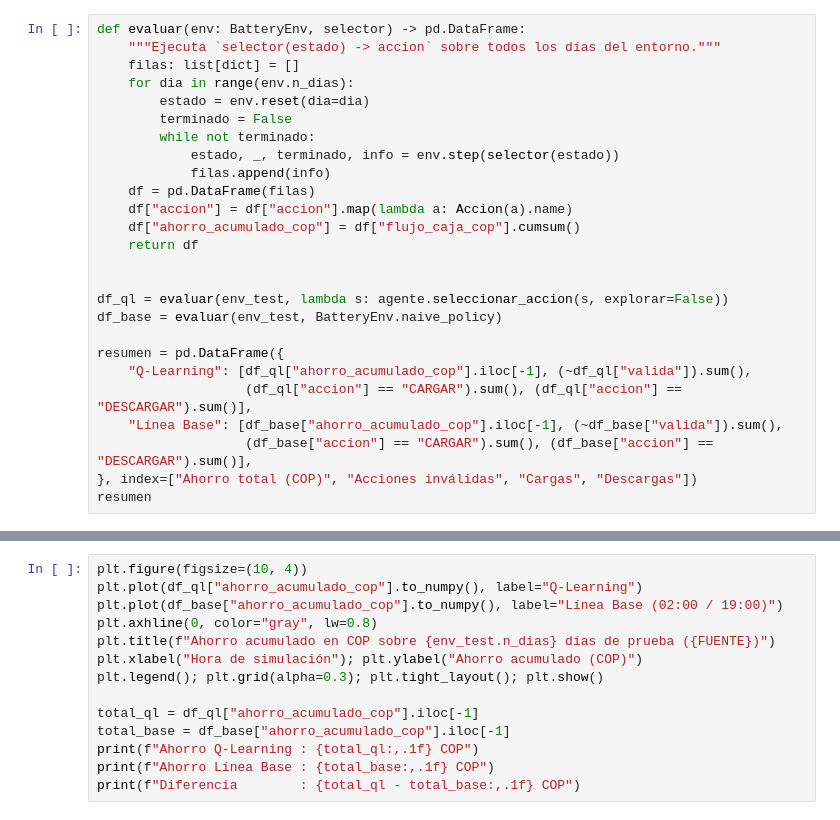
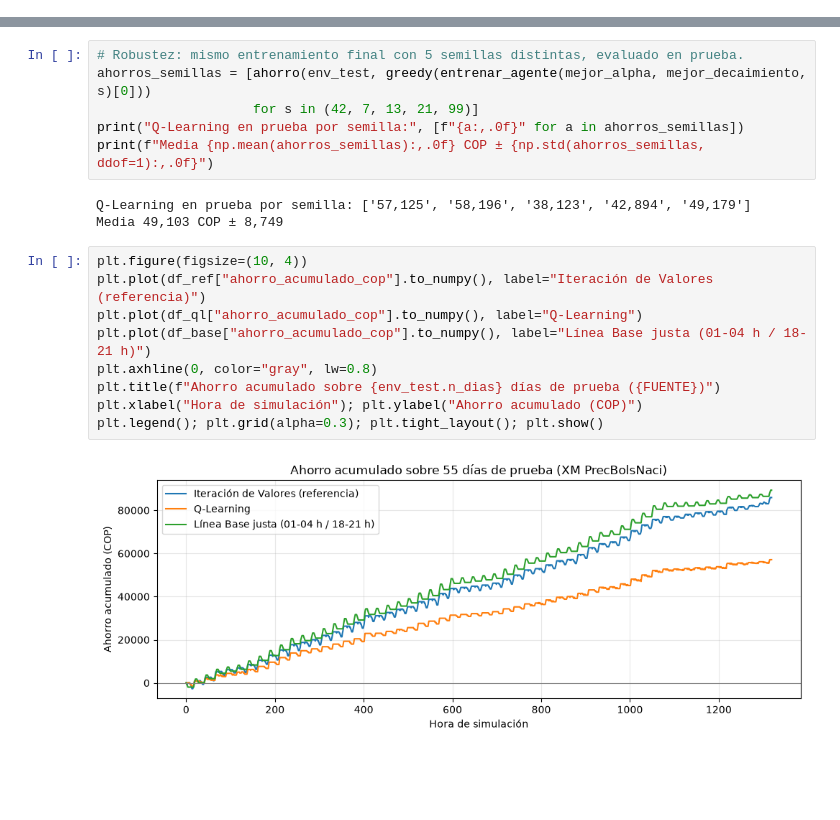
Before and after one commit to JoanP-B/si3003-despacho-energia-joanperalta, a Jupyter notebook: notebooks/02_mdp_rl.ipynb, the cells around one changed output, grey strips where cells are left out. Saved outputs shown, nothing was run; the diff lists cells and outputs as text; blank space fills up the shorter version.

```diff
--- a/notebooks/02_mdp_rl.ipynb
+++ b/notebooks/02_mdp_rl.ipynb
@@ -199,26 +256,0 @@ El ahorro usa el flujo de caja real (`info["flujo_caja_cop"]`), sin la penalizac
-# %%
-def evaluar(env: BatteryEnv, selector) -> pd.DataFrame:
-    """Ejecuta `selector(estado) -> accion` sobre todos los días del entorno."""
-    filas: list[dict] = []
-    for dia in range(env.n_dias):
-        estado = env.reset(dia=dia)
-        terminado = False
-        while not terminado:
-            estado, _, terminado, info = env.step(selector(estado))
-            filas.append(info)
-    df = pd.DataFrame(filas)
-    df["accion"] = df["accion"].map(lambda a: Accion(a).name)
-    df["ahorro_acumulado_cop"] = df["flujo_caja_cop"].cumsum()
-    return df
-
-
-df_ql = evaluar(env_test, lambda s: agente.seleccionar_accion(s, explorar=False))
-df_base = evaluar(env_test, BatteryEnv.naive_policy)
-
-resumen = pd.DataFrame({
-    "Q-Learning": [df_ql["ahorro_acumulado_cop"].iloc[-1], (~df_ql["valida"]).sum(),
-                   (df_ql["accion"] == "CARGAR").sum(), (df_ql["accion"] == "DESCARGAR").sum()],
-    "Línea Base": [df_base["ahorro_acumulado_cop"].iloc[-1], (~df_base["valida"]).sum(),
-                   (df_base["accion"] == "CARGAR").sum(), (df_base["accion"] == "DESCARGAR").sum()],
-}, index=["Ahorro total (COP)", "Acciones inválidas", "Cargas", "Descargas"])
-resumen
@@ -225,14 +299,20 @@ resumen
+# %%
+# Robustez: mismo entrenamiento final con 5 semillas distintas, evaluado en prueba.
+ahorros_semillas = [ahorro(env_test, greedy(entrenar_agente(mejor_alpha, mejor_decaimiento, s)[0]))
+                    for s in (42, 7, 13, 21, 99)]
+print("Q-Learning en prueba por semilla:", [f"{a:,.0f}" for a in ahorros_semillas])
+print(f"Media {np.mean(ahorros_semillas):,.0f} COP ± {np.std(ahorros_semillas, ddof=1):,.0f}")
+# %% [output]
+Q-Learning en prueba por semilla: ['57,125', '58,196', '38,123', '42,894', '49,179']
+Media 49,103 COP ± 8,749
 # %%
 plt.figure(figsize=(10, 4))
+plt.plot(df_ref["ahorro_acumulado_cop"].to_numpy(), label="Iteración de Valores (referencia)")
 plt.plot(df_ql["ahorro_acumulado_cop"].to_numpy(), label="Q-Learning")
-plt.plot(df_base["ahorro_acumulado_cop"].to_numpy(), label="Línea Base (02:00 / 19:00)")
+plt.plot(df_base["ahorro_acumulado_cop"].to_numpy(), label="Línea Base justa (01-04 h / 18-21 h)")
 plt.axhline(0, color="gray", lw=0.8)
-plt.title(f"Ahorro acumulado en COP sobre {env_test.n_dias} días de prueba ({FUENTE})")
+plt.title(f"Ahorro acumulado sobre {env_test.n_dias} días de prueba ({FUENTE})")
 plt.xlabel("Hora de simulación"); plt.ylabel("Ahorro acumulado (COP)")
 plt.legend(); plt.grid(alpha=0.3); plt.tight_layout(); plt.show()
-
-total_ql = df_ql["ahorro_acumulado_cop"].iloc[-1]
-total_base = df_base["ahorro_acumulado_cop"].iloc[-1]
-print(f"Ahorro Q-Learning : {total_ql:,.1f} COP")
-print(f"Ahorro Línea Base : {total_base:,.1f} COP")
-print(f"Diferencia        : {total_ql - total_base:,.1f} COP")
+# %% [output]
+[figure, added]
```
Also changed, not shown: parts of 21 cells of this notebook, 8 other files.
